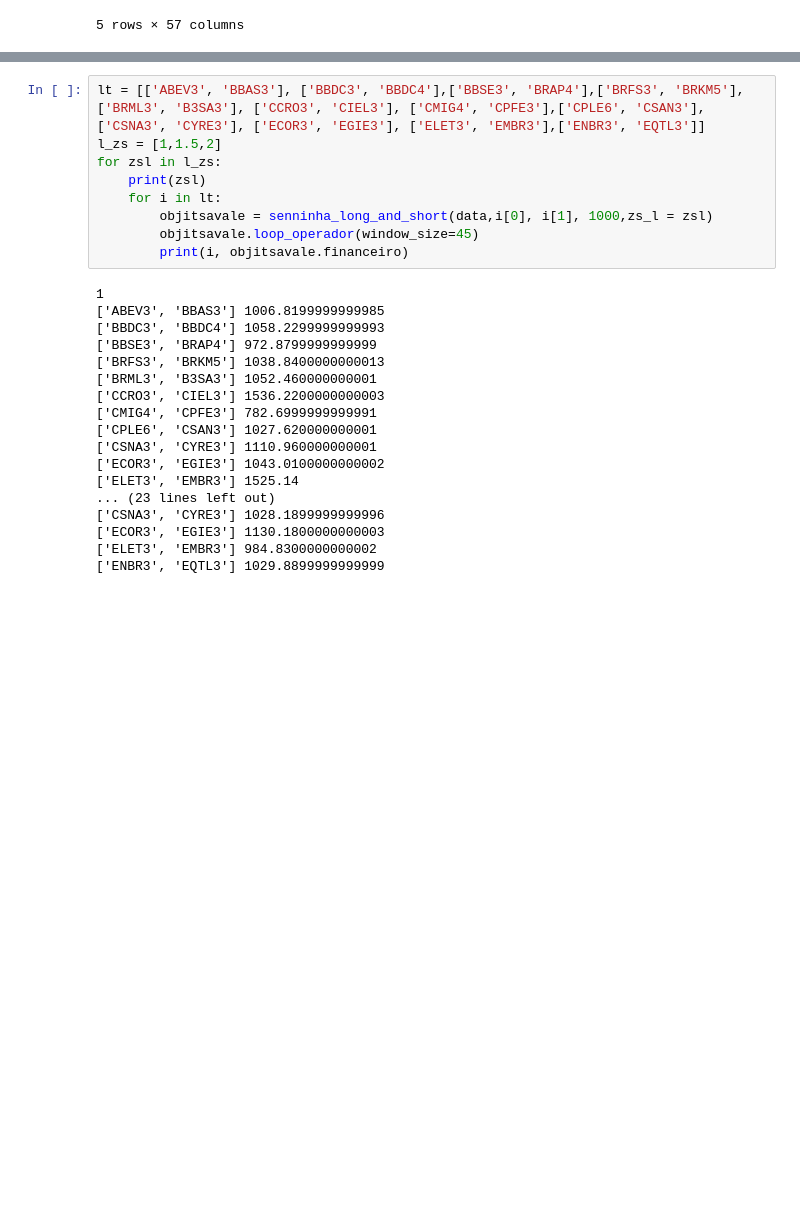
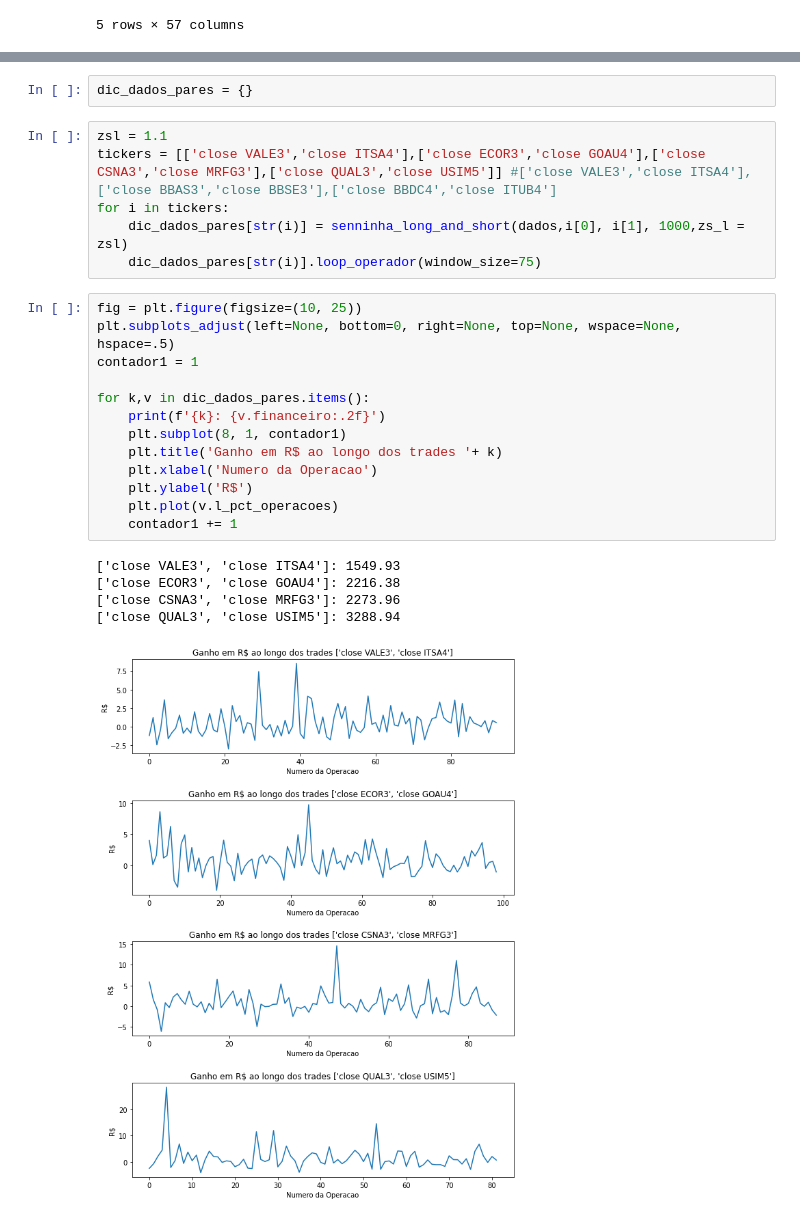
Before and after one commit to bahia14/Python_MT5, a Jupyter notebook: diretorio_entrega_final/p_trading_relatoriofinal.ipynb, the cells around one changed output, grey strips where cells are left out. Drawn from its saved outputs; the diff is of its cells as text; blank space fills up the shorter version.

```diff
--- a/diretorio_entrega_final/p_trading_relatoriofinal.ipynb
+++ b/diretorio_entrega_final/p_trading_relatoriofinal.ipynb
@@ -233,27 +147,27 @@ TypeError: __init__() missing 1 required positional argument: 'zs_l'
-# %%
-lt = [['ABEV3', 'BBAS3'], ['BBDC3', 'BBDC4'],['BBSE3', 'BRAP4'],['BRFS3', 'BRKM5'], ['BRML3', 'B3SA3'], ['CCRO3', 'CIEL3'], ['CMIG4', 'CPFE3'],['CPLE6', 'CSAN3'], ['CSNA3', 'CYRE3'], ['ECOR3', 'EGIE3'], ['ELET3', 'EMBR3'],['ENBR3', 'EQTL3']]
-l_zs = [1,1.5,2]
-for zsl in l_zs:
-    print(zsl)
-    for i in lt:
-        objitsavale = senninha_long_and_short(data,i[0], i[1], 1000,zs_l = zsl)
-        objitsavale.loop_operador(window_size=45)
-        print(i, objitsavale.financeiro)
-# %% [output]
-1
-['ABEV3', 'BBAS3'] 1006.8199999999985
-['BBDC3', 'BBDC4'] 1058.2299999999993
-['BBSE3', 'BRAP4'] 972.8799999999999
-['BRFS3', 'BRKM5'] 1038.8400000000013
-['BRML3', 'B3SA3'] 1052.460000000001
-['CCRO3', 'CIEL3'] 1536.2200000000003
-['CMIG4', 'CPFE3'] 782.6999999999991
-['CPLE6', 'CSAN3'] 1027.620000000001
-['CSNA3', 'CYRE3'] 1110.960000000001
-['ECOR3', 'EGIE3'] 1043.0100000000002
-['ELET3', 'EMBR3'] 1525.14
-... (23 lines left out)
-['CSNA3', 'CYRE3'] 1028.1899999999996
-['ECOR3', 'EGIE3'] 1130.1800000000003
-['ELET3', 'EMBR3'] 984.8300000000002
-['ENBR3', 'EQTL3'] 1029.8899999999999
+# %%
+dic_dados_pares = {}
+# %%
+zsl = 1.1
+tickers = [['close VALE3','close ITSA4'],['close ECOR3','close GOAU4'],['close CSNA3','close MRFG3'],['close QUAL3','close USIM5']] #['close VALE3','close ITSA4'],['close BBAS3','close BBSE3'],['close BBDC4','close ITUB4']
+for i in tickers:
+    dic_dados_pares[str(i)] = senninha_long_and_short(dados,i[0], i[1], 1000,zs_l = zsl)
+    dic_dados_pares[str(i)].loop_operador(window_size=75)
+# %%
+fig = plt.figure(figsize=(10, 25))
+plt.subplots_adjust(left=None, bottom=0, right=None, top=None, wspace=None, hspace=.5)
+contador1 = 1
+
+for k,v in dic_dados_pares.items():
+    print(f'{k}: {v.financeiro:.2f}')
+    plt.subplot(8, 1, contador1)
+    plt.title('Ganho em R$ ao longo dos trades '+ k)
+    plt.xlabel('Numero da Operacao')
+    plt.ylabel('R$')
+    plt.plot(v.l_pct_operacoes)
+    contador1 += 1
+# %% [output]
+['close VALE3', 'close ITSA4']: 1549.93
+['close ECOR3', 'close GOAU4']: 2216.38
+['close CSNA3', 'close MRFG3']: 2273.96
+['close QUAL3', 'close USIM5']: 3288.94
+[figure, added]
```
Also changed, not shown: parts of 16 cells of this notebook, 3 other files.
